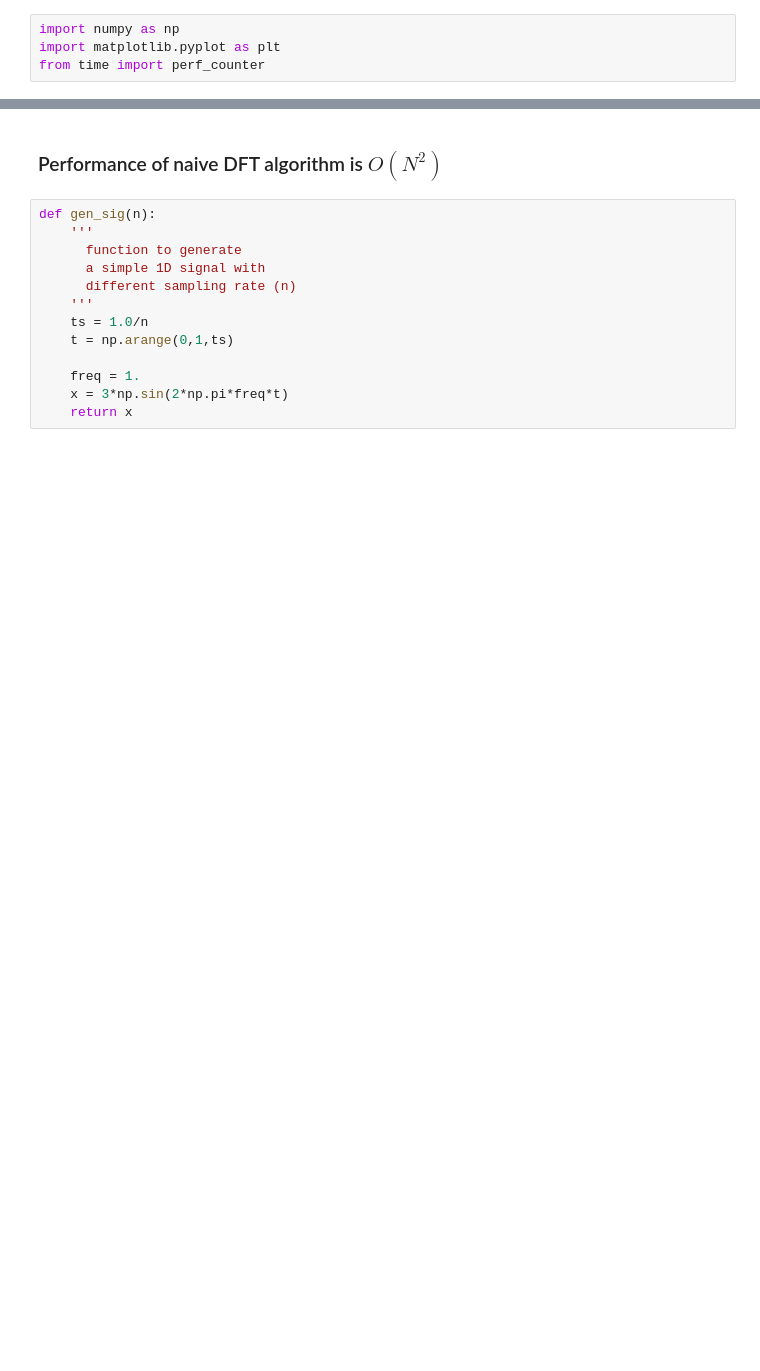
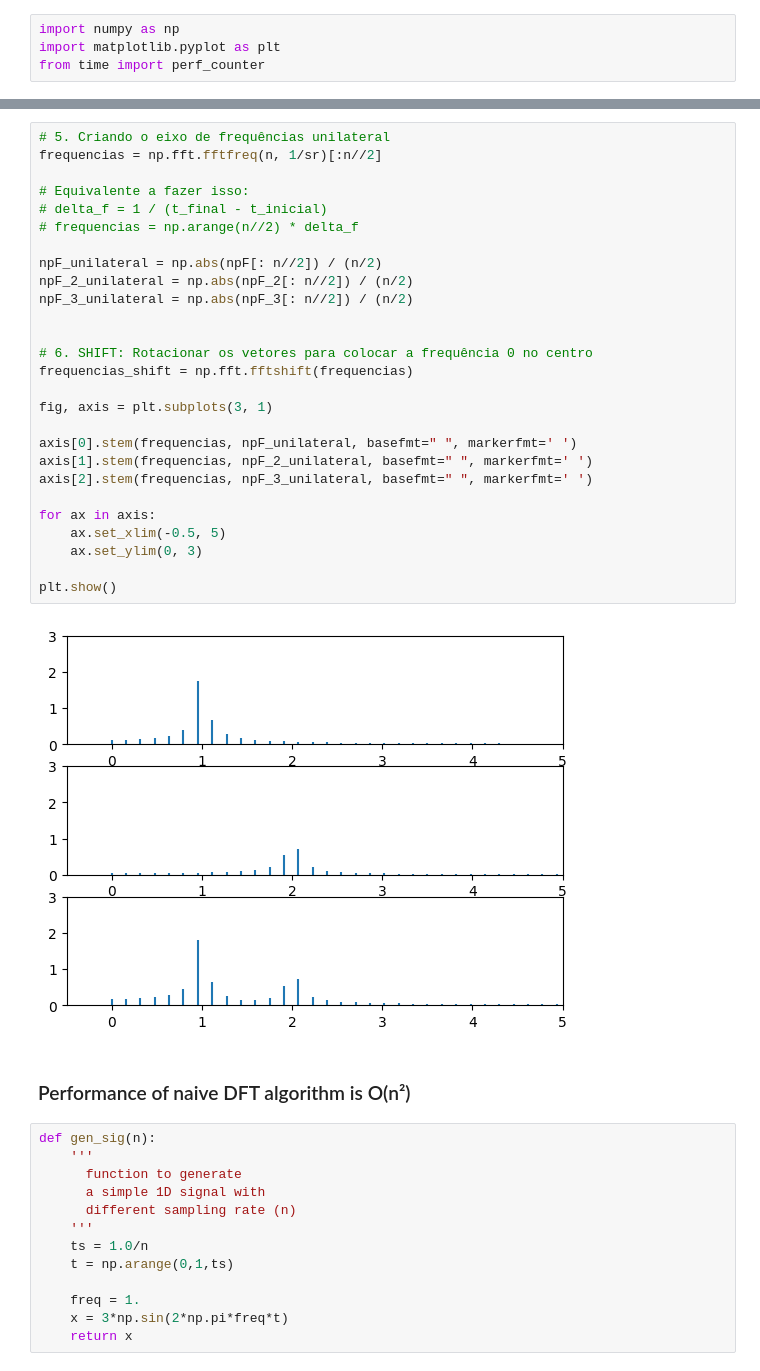
Before and after one commit to jojimaaa/openfhe-playground, a Jupyter notebook: classical_dft.ipynb, the cells around one changed output, grey strips where cells are left out. Cells and saved outputs as stored; diff of their text form; blank space fills up the shorter version.

```diff
--- a/classical_dft.ipynb
+++ b/classical_dft.ipynb
@@ -124,5 +141,34 @@ plt.show()
+# %%
+# 5. Criando o eixo de frequências unilateral
+frequencias = np.fft.fftfreq(n, 1/sr)[:n//2]
+
+# Equivalente a fazer isso:
+# delta_f = 1 / (t_final - t_inicial)
+# frequencias = np.arange(n//2) * delta_f
+
+npF_unilateral = np.abs(npF[: n//2]) / (n/2)
+npF_2_unilateral = np.abs(npF_2[: n//2]) / (n/2)
+npF_3_unilateral = np.abs(npF_3[: n//2]) / (n/2)
+
+
+# 6. SHIFT: Rotacionar os vetores para colocar a frequência 0 no centro
+frequencias_shift = np.fft.fftshift(frequencias)
+
+fig, axis = plt.subplots(3, 1)
+
+axis[0].stem(frequencias, npF_unilateral, basefmt=" ", markerfmt=' ')
+axis[1].stem(frequencias, npF_2_unilateral, basefmt=" ", markerfmt=' ')
+axis[2].stem(frequencias, npF_3_unilateral, basefmt=" ", markerfmt=' ')
+
+for ax in axis:
+    ax.set_xlim(-0.5, 5)
+    ax.set_ylim(0, 3)
+
+plt.show()
+# %% [output]
+[figure, added]
 # %% [markdown]
-### Performance of naive DFT algorithm is $O(N^2)$
+### Performance of naive DFT algorithm is O(n²)
 # %%
 def gen_sig(n):
     '''
```
Also changed, not shown: parts of 11 cells of this notebook, 3 other files.
